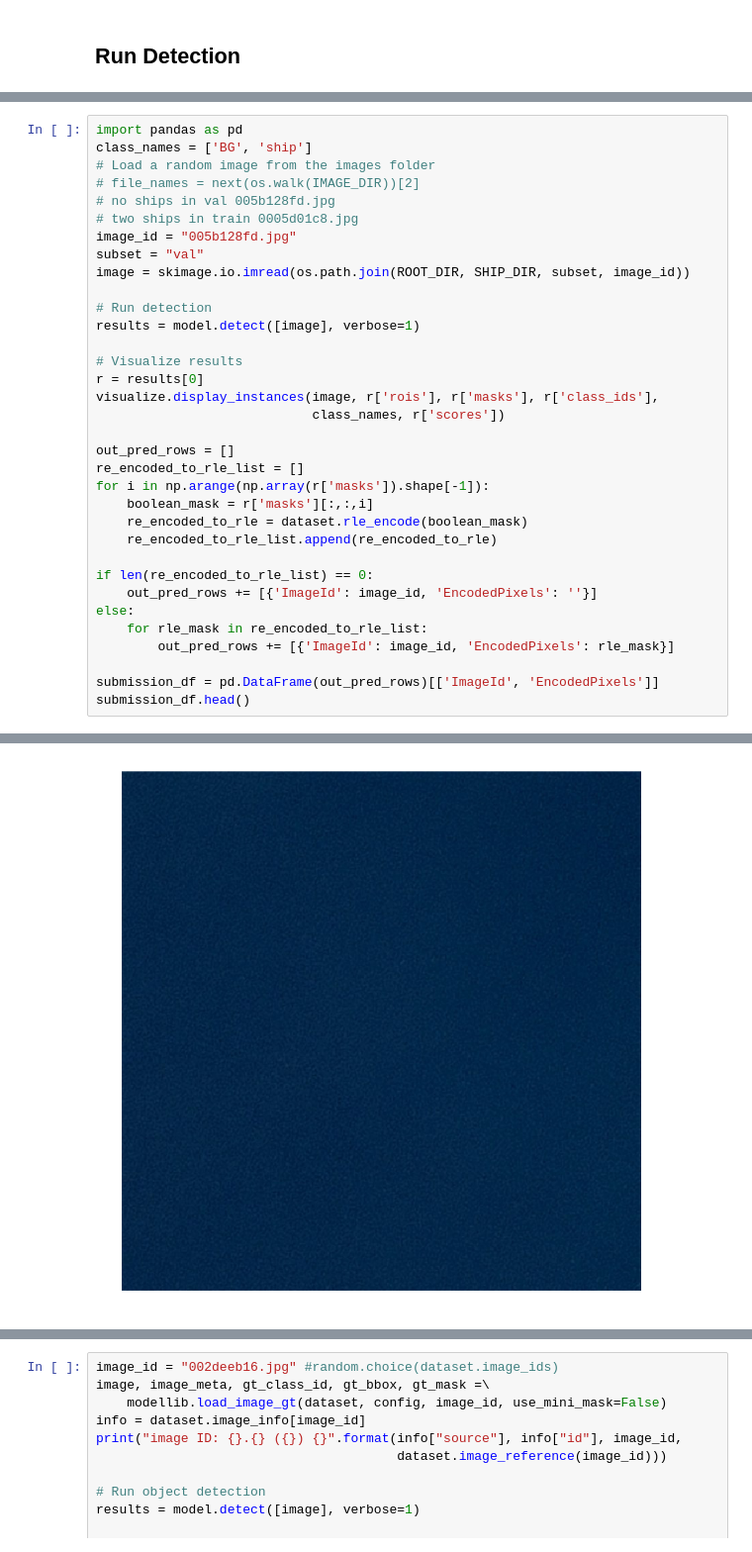
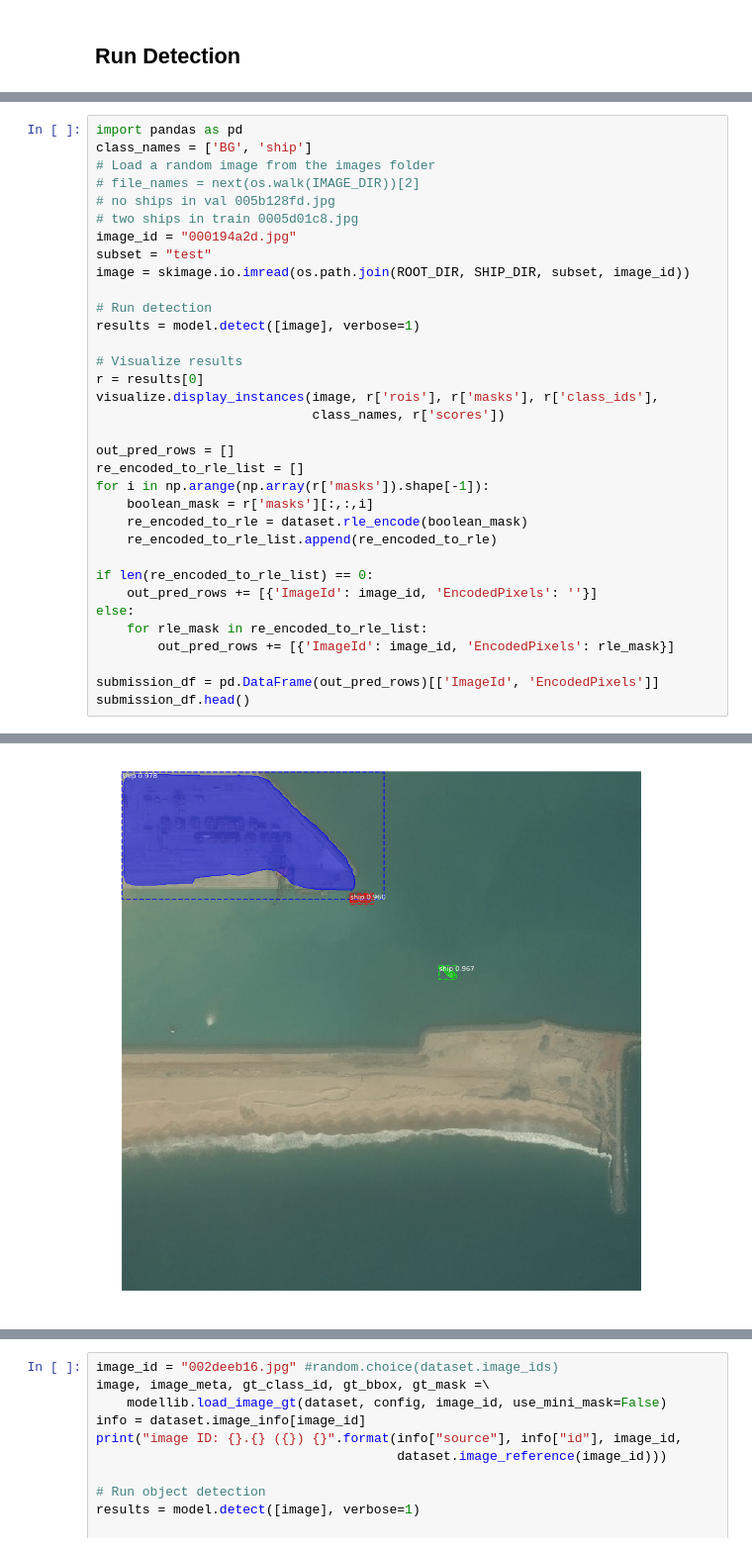
Before and after one commit to gabrielgarza/Mask_RCNN, a Jupyter notebook: samples/ship/inspect_ship_model.ipynb, the cells around one changed output, grey strips where cells are left out. Shown: that part at 99% size. Saved outputs shown, nothing was run; the diff lists cells and outputs as text.

```diff
--- a/samples/ship/inspect_ship_model.ipynb
+++ b/samples/ship/inspect_ship_model.ipynb
@@ -164,8 +189,8 @@ class_names = ['BG', 'ship']
 # file_names = next(os.walk(IMAGE_DIR))[2]
 # no ships in val 005b128fd.jpg
 # two ships in train 0005d01c8.jpg
-image_id = "005b128fd.jpg"
-subset = "val"
+image_id = "000194a2d.jpg"
+subset = "test"
 image = skimage.io.imread(os.path.join(ROOT_DIR, SHIP_DIR, subset, image_id))
 
 # Run detection
@@ -196,2 +225,2 @@ submission_df.head()
-[figure, old version]
+[figure, new version]
 |  | ImageId | EncodedPixels |
```
Also changed, not shown: parts of 7 cells of this notebook, 3 other files.
